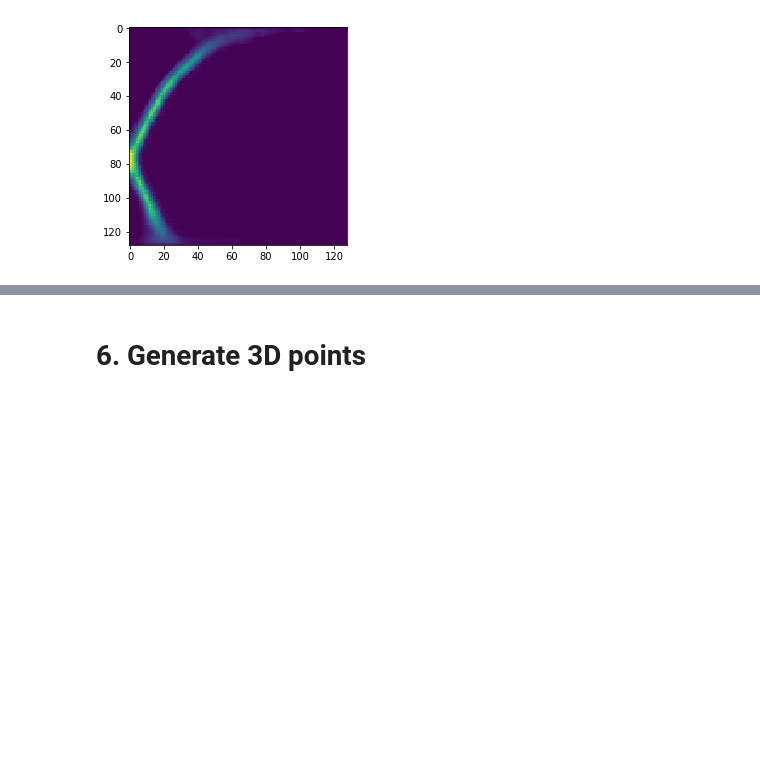
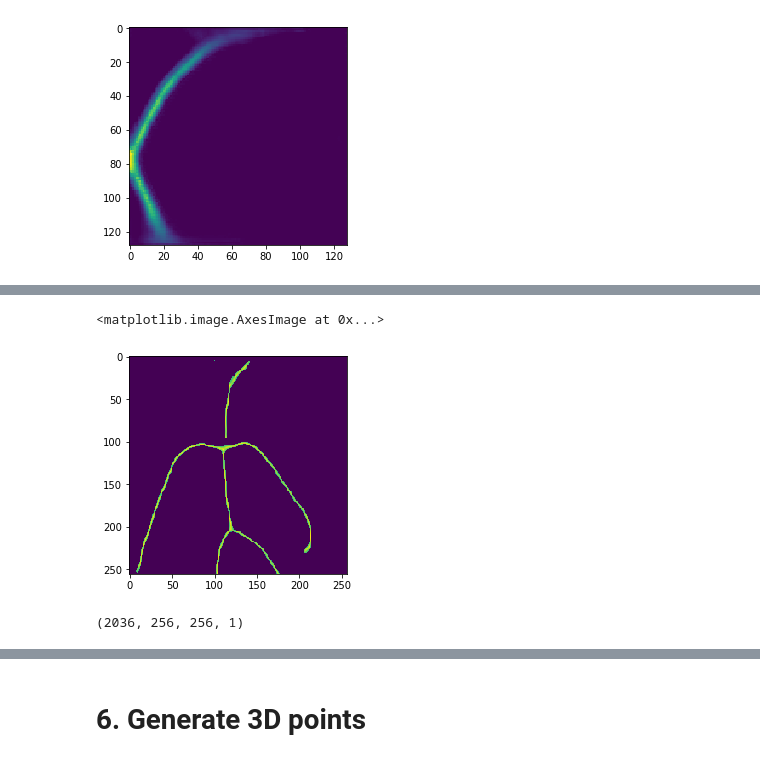
Before and after one commit to JinZhaoHong/Connectomics, a Jupyter notebook: B-Spline Fitting.ipynb, the cells around one changed output, grey strips where cells are left out. Cells and saved outputs as stored; diff of their text form; code cells hidden in the pictures; blank space fills up the shorter version.

```diff
--- a/B-Spline Fitting.ipynb
+++ b/B-Spline Fitting.ipynb
@@ -432,2 +573,2 @@ done, 109581 parameters.
 # %%
-vae.fit(X_train, y_train, batch_size=50, verbose=1, epochs=2)
+#vae.fit(X_train, y_train, batch_size=50, verbose=1, epochs=2)
@@ -458,0 +628,5 @@ plt.imshow(y_predict2[150, :, :, 0])
+# %%
+plt.imshow(X_train[188, :, :, 0])
+# %% [output]
+<matplotlib.image.AxesImage at 0x...>
+[figure, added]
@@ -458,0 +635,4 @@ plt.imshow(y_predict2[150, :, :, 0])
+# %%
+X_train.shape
+# %% [output]
+(2036, 256, 256, 1)
```
Also changed, not shown: parts of 46 cells of this notebook, 1 other file.
